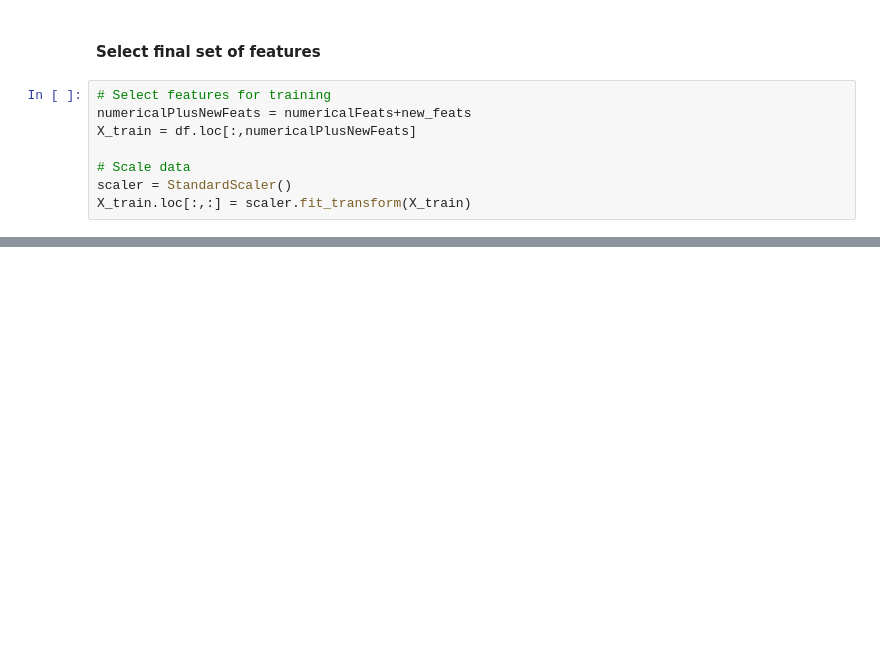
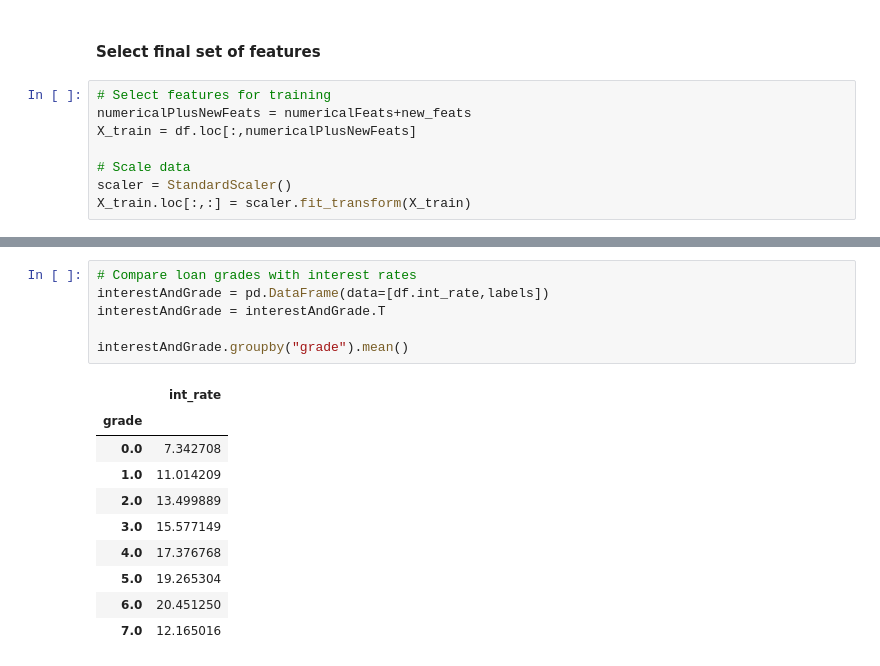
Before and after one commit to curtpond/segmentation, a Jupyter notebook: lending-club.ipynb, the cells around one changed output, grey strips where cells are left out. Cells and saved outputs as stored; diff of their text form; blank space fills up the shorter version.

```diff
--- a/lending-club.ipynb
+++ b/lending-club.ipynb
@@ -238,0 +277,17 @@ X_train.loc[:,:] = scaler.fit_transform(X_train)
+# %%
+# Compare loan grades with interest rates
+interestAndGrade = pd.DataFrame(data=[df.int_rate,labels])
+interestAndGrade = interestAndGrade.T
+
+interestAndGrade.groupby("grade").mean()
+# %% [output]
+|  | int_rate |
+| grade |  |
+| 0.0 | 7.342708 |
+| 1.0 | 11.014209 |
+| 2.0 | 13.499889 |
+| 3.0 | 15.577149 |
+| 4.0 | 17.376768 |
+| 5.0 | 19.265304 |
+| 6.0 | 20.451250 |
+| 7.0 | 12.165016 |
```
Also changed, not shown: parts of 8 cells of this notebook.
